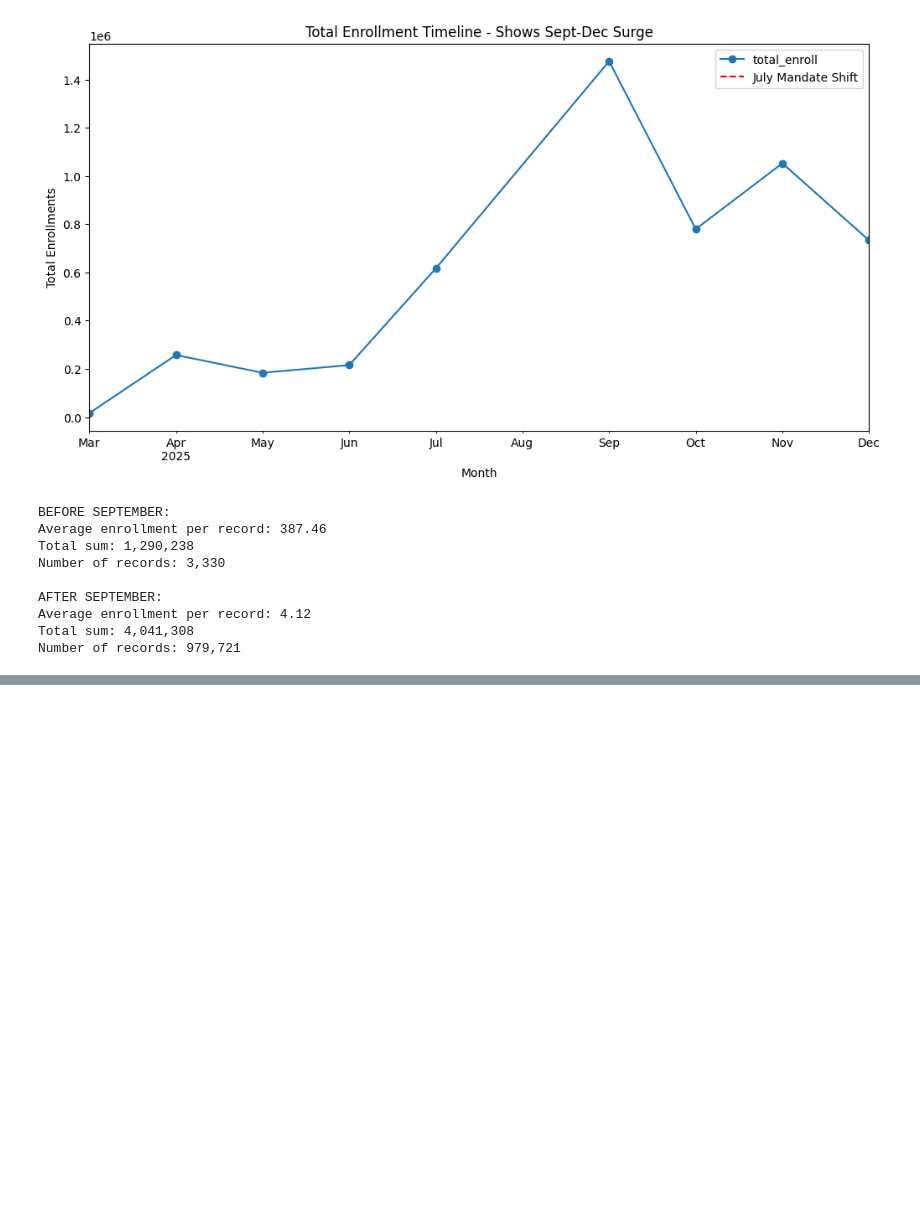
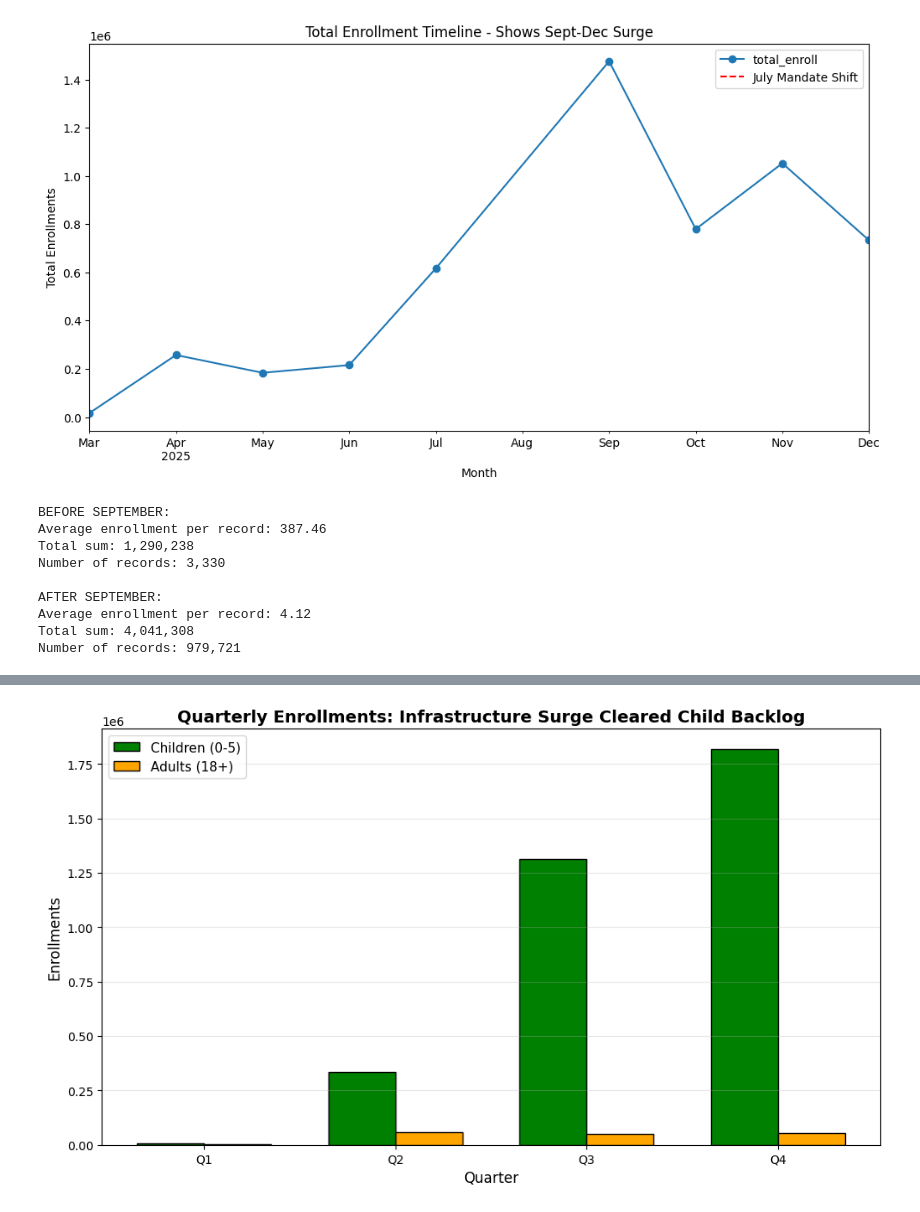
Before and after one commit to medisumeet/UIDAI-Hackathon-2026, a Jupyter notebook: uidai.ipynb, the cells around one changed output, grey strips where cells are left out. Saved outputs shown, nothing was run; the diff lists cells and outputs as text; code cells hidden in the pictures; blank space fills up the shorter version.

```diff
--- a/uidai.ipynb
+++ b/uidai.ipynb
@@ -779,0 +925,23 @@ df
+# %%
+# PLOT 4: Quarterly Comparison - Infrastructure Impact
+quarters = [1, 2, 3, 4]
+q_labels = ['Q1', 'Q2', 'Q3', 'Q4']
+
+plt.figure(figsize=(10, 6))
+x = range(4)
+width = 0.35
+
+plt.bar([i - width/2 for i in x], quarterly['age_0_5'], width, label='Children (0-5)', color='green', edgecolor='black')
+plt.bar([i + width/2 for i in x], quarterly['age_18_greater'], width, label='Adults (18+)', color='orange', edgecolor='black')
+
+plt.xlabel('Quarter', fontsize=12)
+plt.ylabel('Enrollments', fontsize=12)
+plt.title('Quarterly Enrollments: Infrastructure Surge Cleared Child Backlog', fontsize=14, fontweight='bold')
+plt.xticks(x, q_labels)
+plt.legend(fontsize=11)
+plt.grid(True, alpha=0.3, axis='y')
+plt.tight_layout()
+plt.savefig('plot4_quarterly.png', dpi=300)
+plt.show()
+# %% [output]
+[figure, added]
```
Also changed, not shown: parts of 24 cells of this notebook.
